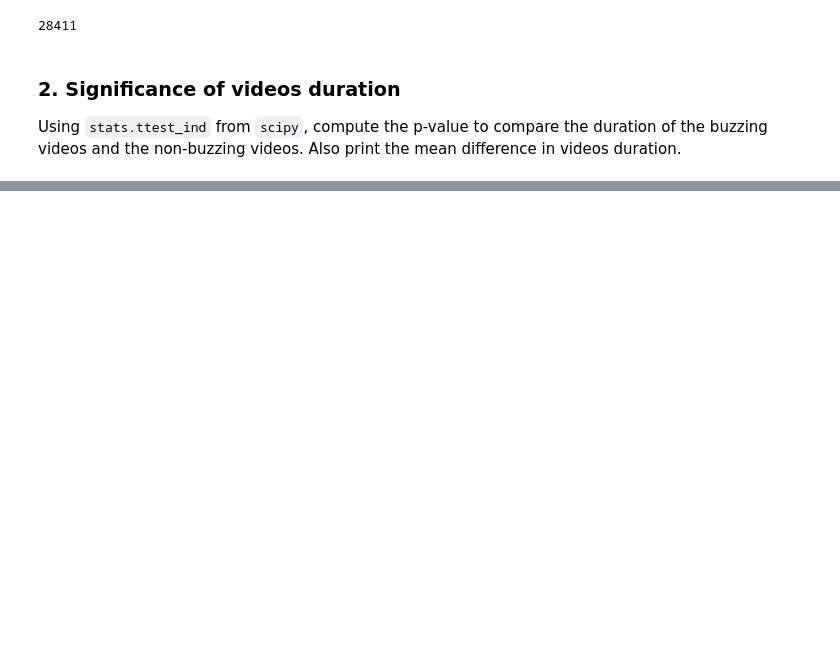
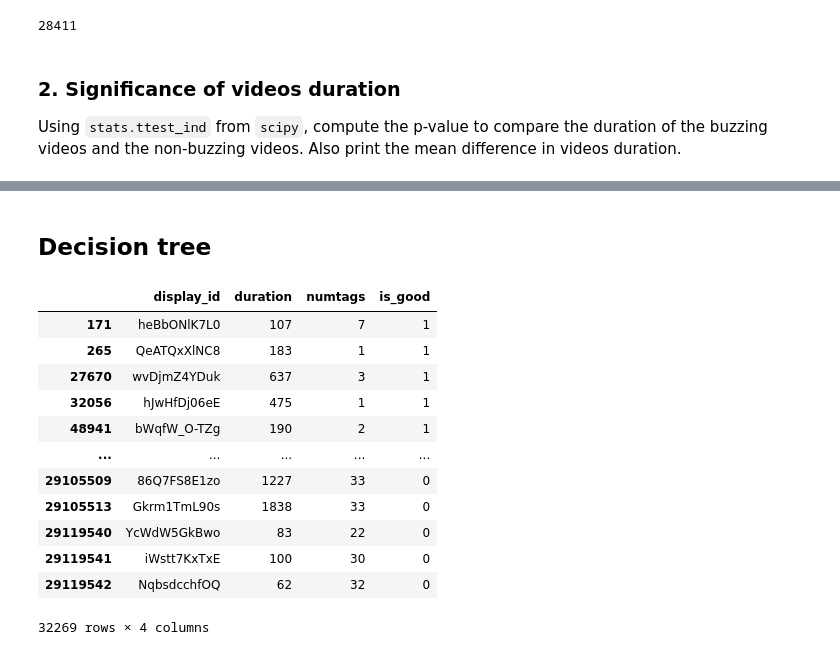
Before and after one commit to epfl-ada/ada-2022-project-croquemadame, a Jupyter notebook: P2.ipynb, the cells around one changed output, grey strips where cells are left out. Drawn from its saved outputs; the diff is of its cells as text; code cells hidden in the pictures; blank space fills up the shorter version.

```diff
--- a/P2.ipynb
+++ b/P2.ipynb
@@ -268,0 +347,8 @@ P-value comparing durations of buzzing and non-buzzing videos: 0.0
+# %% [markdown]
+## Decision tree
+# %%
+def count_tags(string):
+    return len(str(string).split(","))
+
+AB_videos['numtags1'] = AB_videos["tags_1"].apply(count_tags)
+AB_videos['numtags2'] = AB_videos["tags_2"].apply(count_tags)
@@ -268,0 +357,24 @@ P-value comparing durations of buzzing and non-buzzing videos: 0.0
+# %%
+good_videos = pd.DataFrame()
+bad_videos = pd.DataFrame()
+good_videos[['display_id','duration','numtags']] = AB_videos[['display_id_1','duration_1','numtags1']].drop_duplicates('display_id_1')
+good_videos['is_good']= 1
+bad_videos[['display_id','duration','numtags']] = AB_videos[['display_id_2','duration_2','numtags2']].drop_duplicates('display_id_2')
+bad_videos['is_good']= 0
+good_bad_videos = pd.concat([good_videos, bad_videos])
+# %%
+good_bad_videos
+# %% [output]
+|  | display_id | duration | numtags | is_good |
+| 171 | heBbONlK7L0 | 107 | 7 | 1 |
+| 265 | QeATQxXlNC8 | 183 | 1 | 1 |
+| 27670 | wvDjmZ4YDuk | 637 | 3 | 1 |
+| 32056 | hJwHfDj06eE | 475 | 1 | 1 |
+| 48941 | bWqfW_O-TZg | 190 | 2 | 1 |
+| ... | ... | ... | ... | ... |
+| 29105509 | 86Q7FS8E1zo | 1227 | 33 | 0 |
+| 29105513 | Gkrm1TmL90s | 1838 | 33 | 0 |
+| 29119540 | YcWdW5GkBwo | 83 | 22 | 0 |
+| 29119541 | iWstt7KxTxE | 100 | 30 | 0 |
+| 29119542 | NqbsdcchfOQ | 62 | 32 | 0 |
+32269 rows × 4 columns
```
Also changed, not shown: parts of 17 cells of this notebook.
